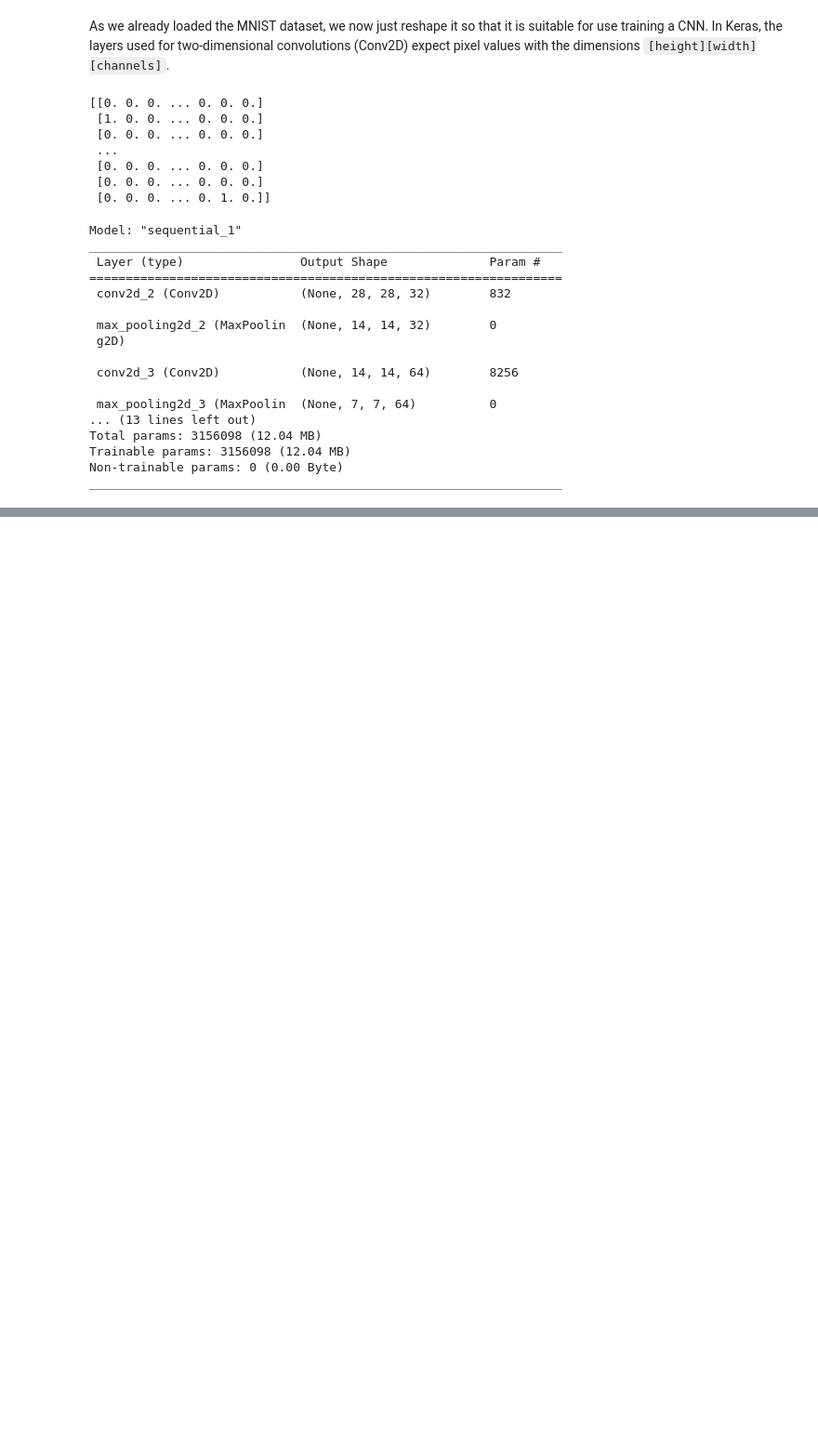
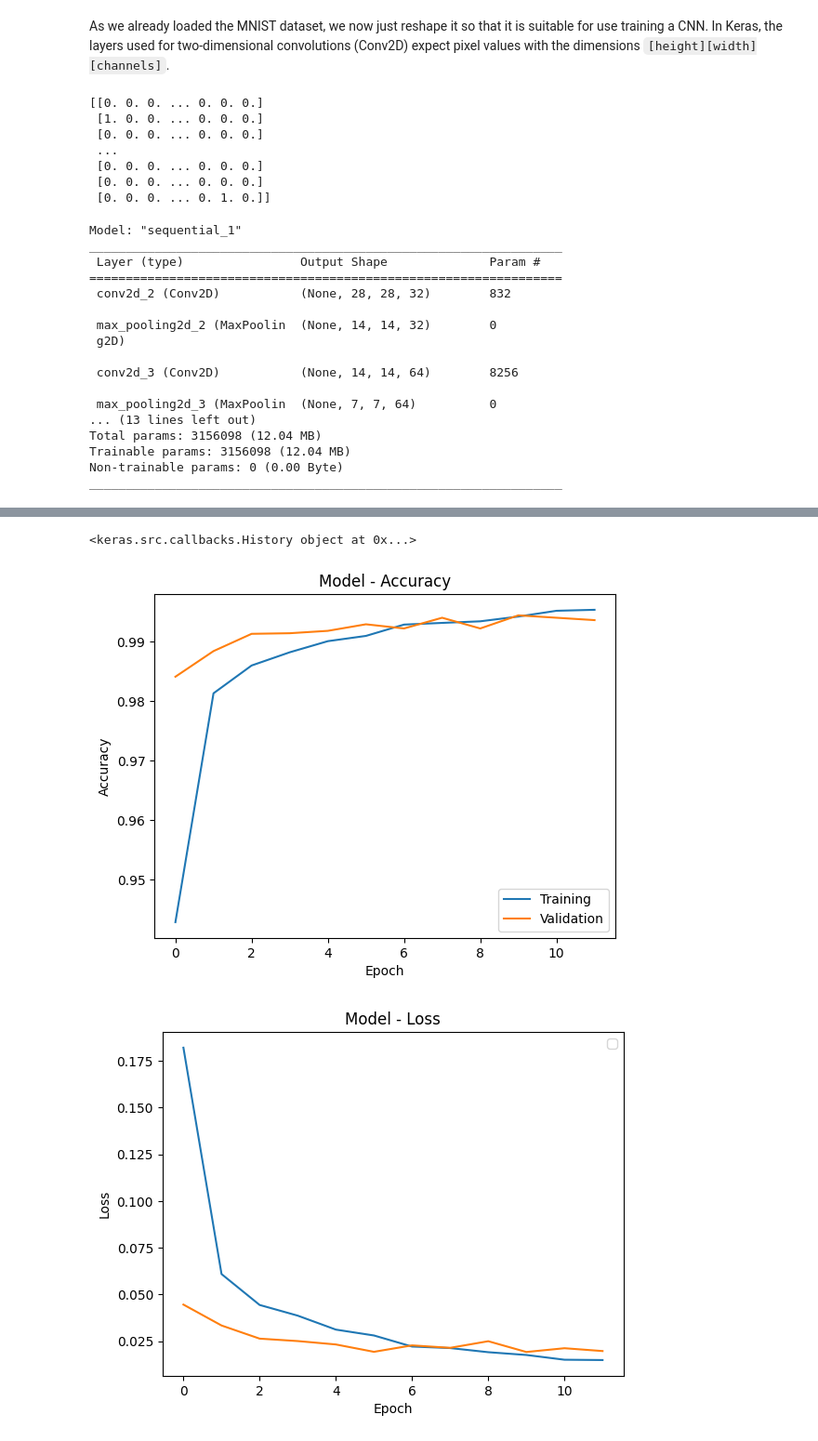
Before and after one commit to Andrei-WongE/ML_sandbox, a Jupyter notebook: Class_7.ipynb, the cells around one changed output, grey strips where cells are left out. Shown: that part at 93% size. Cells and saved outputs as stored; diff of their text form; code cells hidden in the pictures; blank space fills up the shorter version.

```diff
--- a/Class_7.ipynb
+++ b/Class_7.ipynb
@@ -137,0 +154,16 @@ _________________________________________________________________
+# %%
+opt = 'adam'
+loss = 'categorical_crossentropy'
+metrics = ['accuracy']
+
+# these values are chosen via trial and error
+batch_size = 128
+epochs = 12
+model.compile(optimizer=opt, loss=loss, metrics=metrics)
+
+# fit the model
+# Once the model has been created and compiled on the GPU, it can be
+# trained as per usual.
+with tf.device(device_name):
+
+  history = model.fit(x_train, y_train, batch_size=batch_size, epochs=epochs, verbose=1,validation_data=(x_test, y_test))
@@ -137,0 +199,22 @@ _________________________________________________________________
+# %%
+print(history)
+fig1, ax_acc = plt.subplots()
+plt.plot(history.history['accuracy'])
+plt.plot(history.history['val_accuracy'])
+plt.xlabel('Epoch')
+plt.ylabel('Accuracy')
+plt.title('Model - Accuracy')
+plt.legend(['Training', 'Validation'], loc='lower right')
+plt.show()
+fig2, ax_loss = plt.subplots()
+plt.xlabel('Epoch')
+plt.ylabel('Loss')
+plt.title('Model - Loss')
+plt.legend(['Training', 'Validation'], loc='upper right')
+plt.plot(history.history['loss'])
+plt.plot(history.history['val_loss'])
+plt.show()
+# %% [output]
+<keras.src.callbacks.History object at 0x...>
+[figure, added]
+[figure, added]
```
Also changed, not shown: parts of 8 cells of this notebook.
